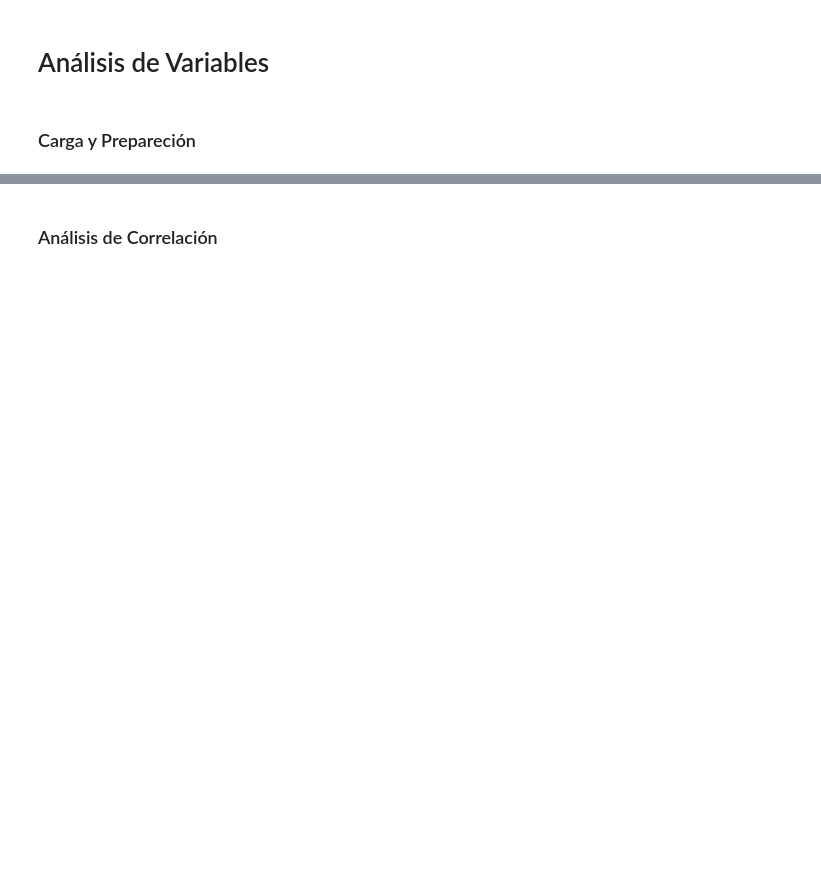
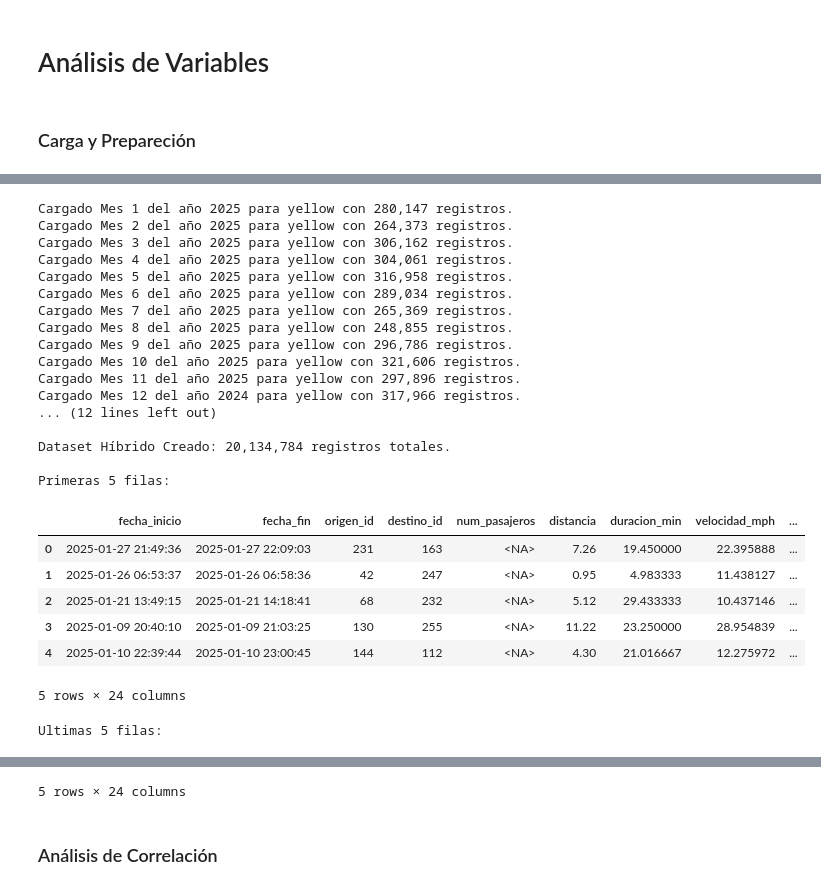
Before and after one commit to carmengranadosv/PD2-conducIA, a Jupyter notebook: src/analysis/variable_analysis.ipynb, the cells around one changed output, grey strips where cells are left out. Saved outputs shown, nothing was run; the diff lists cells and outputs as text; code cells hidden in the pictures; blank space fills up the shorter version.

```diff
--- a/src/analysis/variable_analysis.ipynb
+++ b/src/analysis/variable_analysis.ipynb
@@ -65,0 +110,35 @@ memory usage: 165.4+ MB
+# %%
+# Ejecución (descomenta la función que corresponda según el caso)
+# df_anual = carga_datos_todosmeses()
+anio_anterior = str(int(ANIO) - 1)
+df = carga_datos_hibrida(ANIO, anio_anterior)
+print("\nPrimeras 5 filas:")
+display(df.head())
+print("\nUltimas 5 filas:")
+display(df.tail())
+# %% [output]
+Cargado Mes 1 del año 2025 para yellow con 280,147 registros.
+Cargado Mes 2 del año 2025 para yellow con 264,373 registros.
+Cargado Mes 3 del año 2025 para yellow con 306,162 registros.
+Cargado Mes 4 del año 2025 para yellow con 304,061 registros.
+Cargado Mes 5 del año 2025 para yellow con 316,958 registros.
+Cargado Mes 6 del año 2025 para yellow con 289,034 registros.
+Cargado Mes 7 del año 2025 para yellow con 265,369 registros.
+Cargado Mes 8 del año 2025 para yellow con 248,855 registros.
+Cargado Mes 9 del año 2025 para yellow con 296,786 registros.
+Cargado Mes 10 del año 2025 para yellow con 321,606 registros.
+Cargado Mes 11 del año 2025 para yellow con 297,896 registros.
+Cargado Mes 12 del año 2024 para yellow con 317,966 registros.
+... (12 lines left out)
+
+Dataset Híbrido Creado: 20,134,784 registros totales.
+
+Primeras 5 filas:
+|  | fecha_inicio | fecha_fin | origen_id | destino_id | num_pasajeros | distancia | duracion_min | velocidad_mph | ... |
+| 0 | 2025-01-27 21:49:36 | 2025-01-27 22:09:03 | 231 | 163 | <NA> | 7.26 | 19.450000 | 22.395888 | ... |
+| 1 | 2025-01-26 06:53:37 | 2025-01-26 06:58:36 | 42 | 247 | <NA> | 0.95 | 4.983333 | 11.438127 | ... |
+| 2 | 2025-01-21 13:49:15 | 2025-01-21 14:18:41 | 68 | 232 | <NA> | 5.12 | 29.433333 | 10.437146 | ... |
+| 3 | 2025-01-09 20:40:10 | 2025-01-09 21:03:25 | 130 | 255 | <NA> | 11.22 | 23.250000 | 28.954839 | ... |
+| 4 | 2025-01-10 22:39:44 | 2025-01-10 23:00:45 | 144 | 112 | <NA> | 4.30 | 21.016667 | 12.275972 | ... |
+5 rows × 24 columns
+Ultimas 5 filas:
@@ -66,3 +151,4 @@ memory usage: 165.4+ MB
+5 rows × 24 columns
 # %% [markdown]
 ### Análisis de Correlación
 # %%
```
Also changed, not shown: parts of 8 cells of this notebook.
